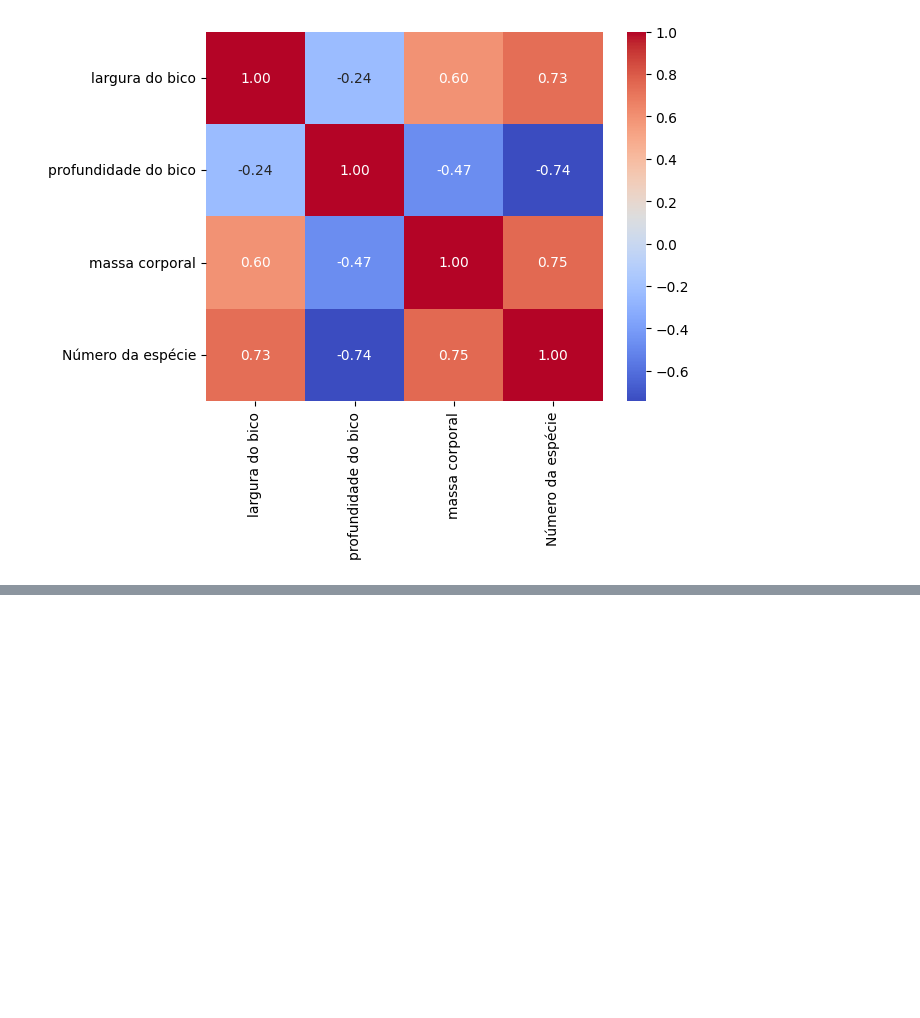
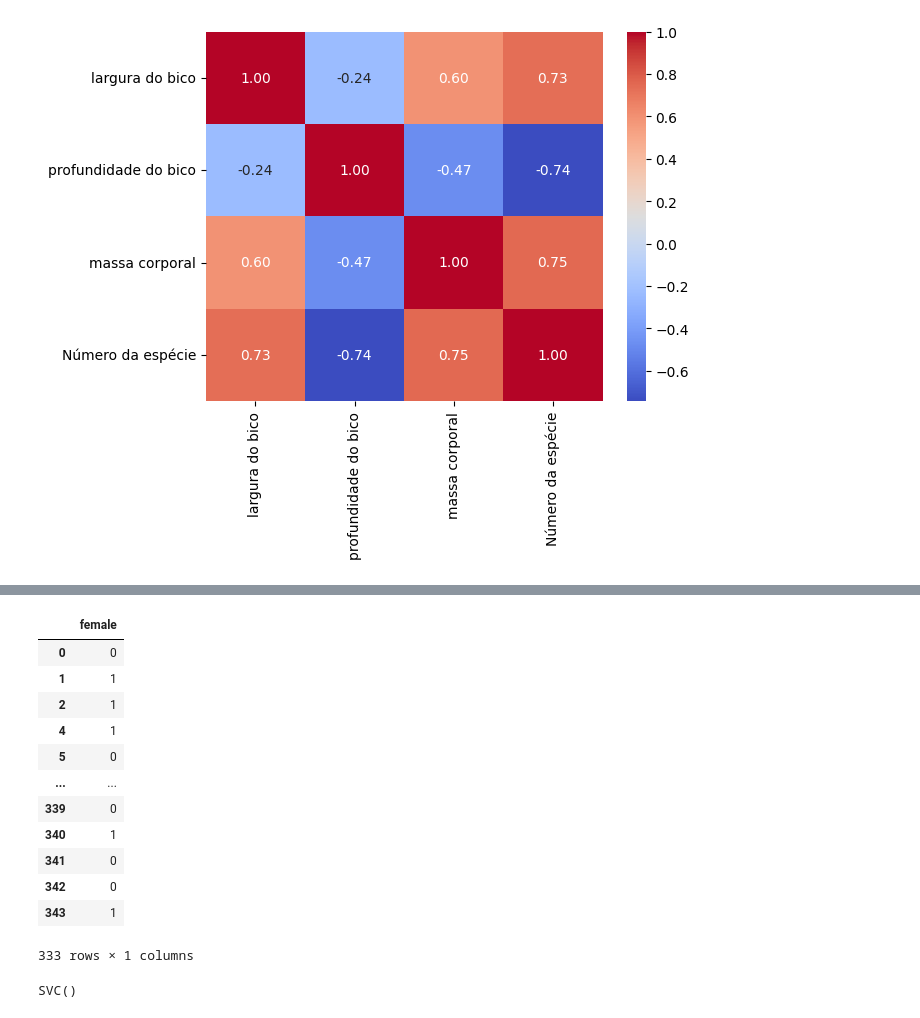
Before and after one commit to marianacondef/IntroMachineLearning, a Jupyter notebook: penguins_data.ipynb, the cells around one changed output, grey strips where cells are left out. Drawn from its saved outputs; the diff is of its cells as text; code cells hidden in the pictures; blank space fills up the shorter version.

```diff
--- a/penguins_data.ipynb
+++ b/penguins_data.ipynb
@@ -74,0 +112,18 @@ sns.heatmap(relacao, annot=True, cmap='coolwarm', fmt=".2f")
+# %%
+OHE_sexo = pd.get_dummies(data.sexo).astype(int)
+OHE_sexo = OHE_sexo.iloc[:, :-1]
+OHE_sexo
+# %% [output]
+|  | female |
+| 0 | 0 |
+| 1 | 1 |
+| 2 | 1 |
+| 4 | 1 |
+| 5 | 0 |
+| ... | ... |
+| 339 | 0 |
+| 340 | 1 |
+| 341 | 0 |
+| 342 | 0 |
+| 343 | 1 |
+333 rows × 1 columns
@@ -74,0 +139,5 @@ sns.heatmap(relacao, annot=True, cmap='coolwarm', fmt=".2f")
+# %%
+svm = SVC()
+svm.fit(X_train, y_train)
+# %% [output]
+SVC()
```
Also changed, not shown: parts of 14 cells of this notebook.
